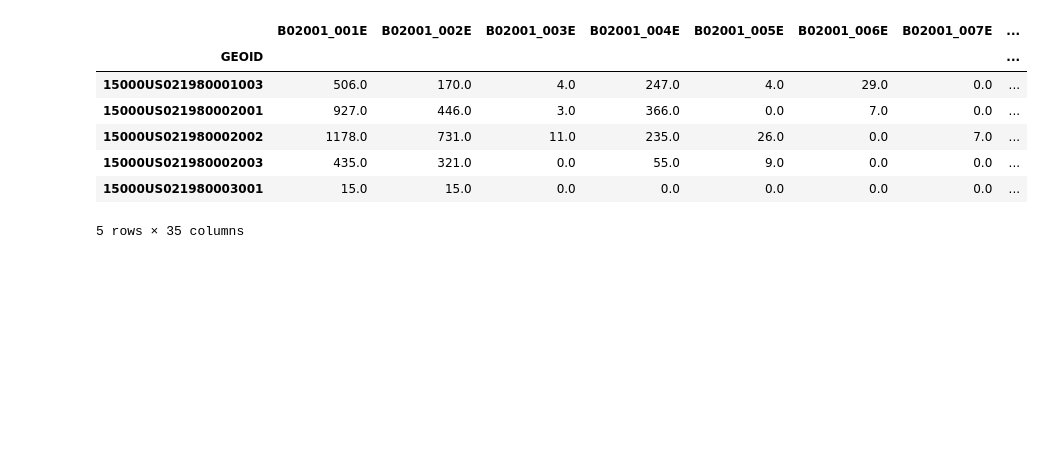
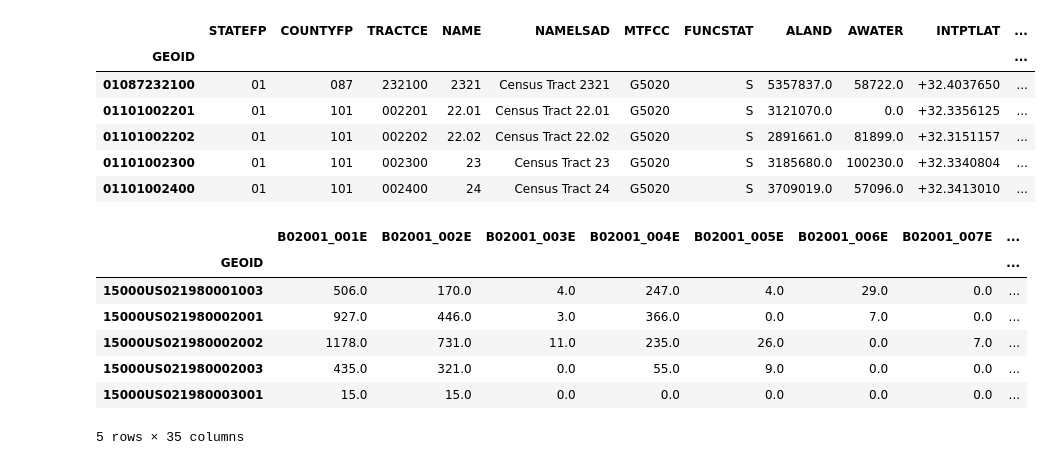
Before and after one commit to nnasr001/PBPL280S21Project1, a Jupyter notebook: Race_tracts-Copy1.ipynb, the cells around one changed output. Cells and saved outputs as stored; diff of their text form; code cells hidden in the pictures; blank space fills up the shorter version.

```diff
--- a/Race_tracts-Copy1.ipynb
+++ b/Race_tracts-Copy1.ipynb
@@ -15,3 +17,13 @@ race_tracts = pandas.read_parquet('./acs_2018_X02_RACE_bg.parquet')
+# %%
+totalpop.head()
+# %% [output]
+|  | STATEFP | COUNTYFP | TRACTCE | NAME | NAMELSAD | MTFCC | FUNCSTAT | ALAND | AWATER | INTPTLAT | ... |
+| GEOID |  |  |  |  |  |  |  |  |  |  | ... |
+| 01087232100 | 01 | 087 | 232100 | 2321 | Census Tract 2321 | G5020 | S | 5357837.0 | 58722.0 | +32.4037650 | ... |
+| 01101002201 | 01 | 101 | 002201 | 22.01 | Census Tract 22.01 | G5020 | S | 3121070.0 | 0.0 | +32.3356125 | ... |
+| 01101002202 | 01 | 101 | 002202 | 22.02 | Census Tract 22.02 | G5020 | S | 2891661.0 | 81899.0 | +32.3151157 | ... |
+| 01101002300 | 01 | 101 | 002300 | 23 | Census Tract 23 | G5020 | S | 3185680.0 | 100230.0 | +32.3340804 | ... |
+| 01101002400 | 01 | 101 | 002400 | 24 | Census Tract 24 | G5020 | S | 3709019.0 | 57096.0 | +32.3413010 | ... |
 # %%
 race_tracts.head()
 # %% [output]
```
Also changed, not shown: parts of 11 cells of this notebook.
